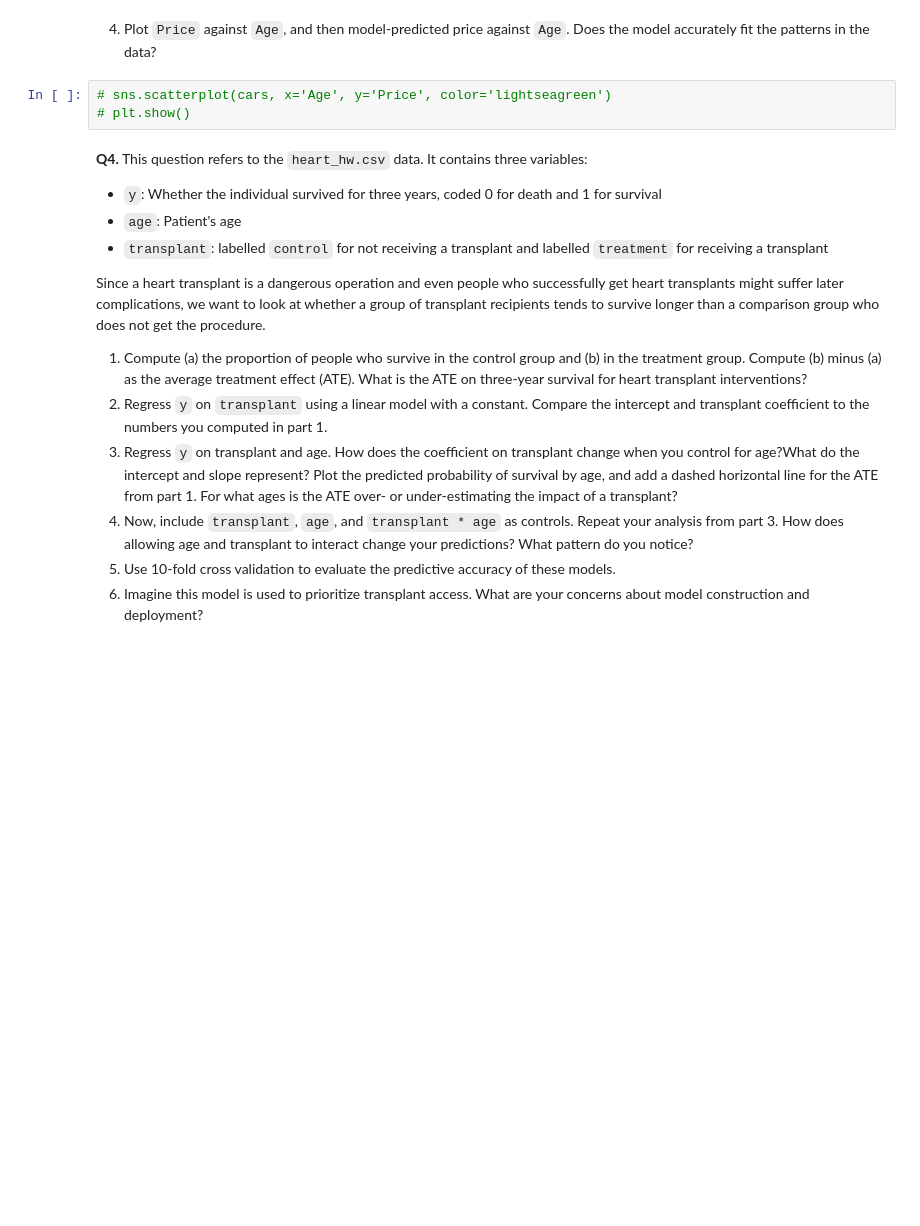
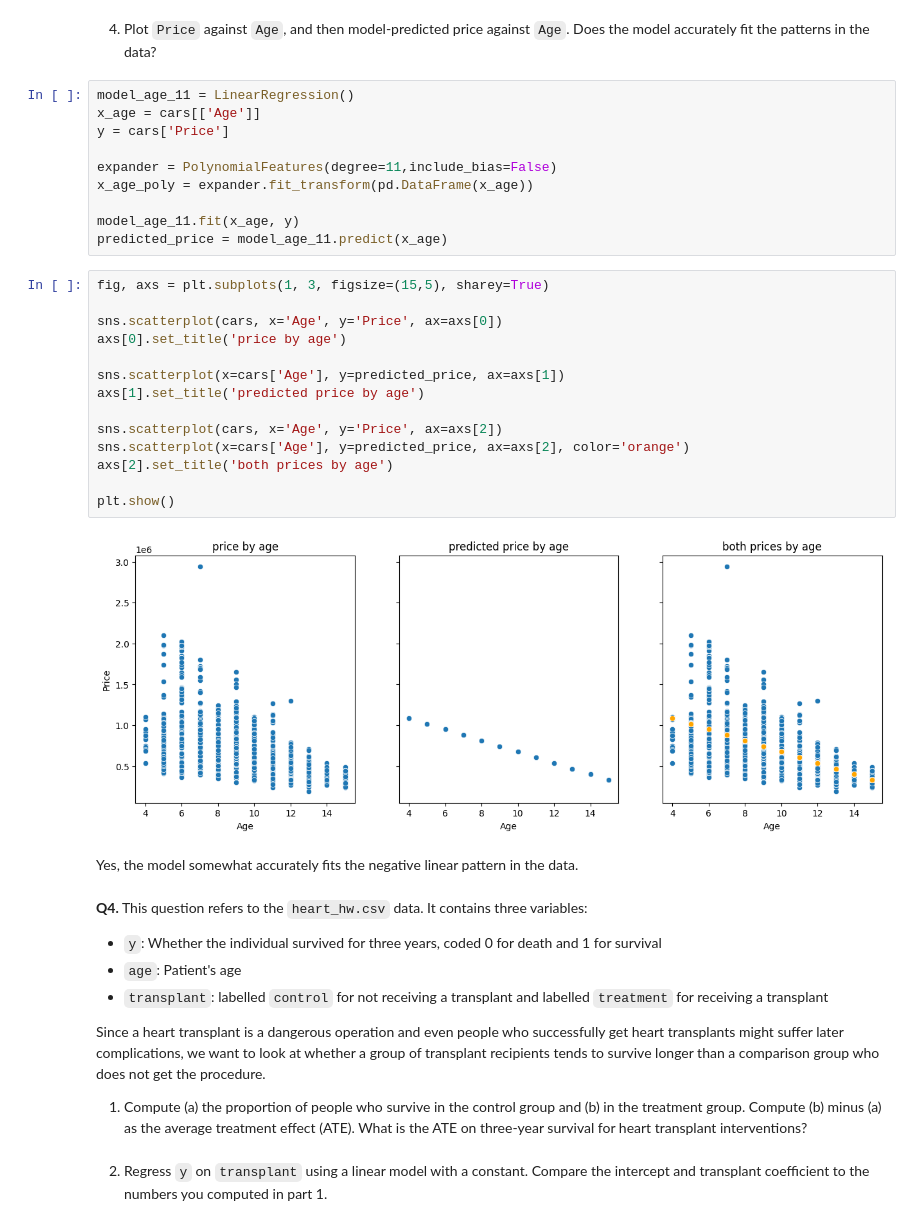
Before and after one commit to syd-nguyen/ds3021-assignments, a Jupyter notebook: assignments/03_assignment_linear_models.ipynb, the cells around one changed output. Saved outputs shown, nothing was run; the diff lists cells and outputs as text; blank space fills up the shorter version.

```diff
--- a/assignments/03_assignment_linear_models.ipynb
+++ b/assignments/03_assignment_linear_models.ipynb
@@ -283,8 +383,33 @@ SUVs are the most expensive car type on average, as shown by them having the hig
 # %% [markdown]
   4. Plot `Price` against `Age`, and then model-predicted price against `Age`. Does the model accurately fit the patterns in the data?
+# %%
+model_age_11 = LinearRegression()
+x_age = cars[['Age']]
+y = cars['Price']
+
+expander = PolynomialFeatures(degree=11,include_bias=False)
+x_age_poly = expander.fit_transform(pd.DataFrame(x_age))
+
+model_age_11.fit(x_age, y)
+predicted_price = model_age_11.predict(x_age)
 # %%
-# sns.scatterplot(cars, x='Age', y='Price', color='lightseagreen')
-# plt.show()
+fig, axs = plt.subplots(1, 3, figsize=(15,5), sharey=True)
+
+sns.scatterplot(cars, x='Age', y='Price', ax=axs[0])
+axs[0].set_title('price by age')
+
+sns.scatterplot(x=cars['Age'], y=predicted_price, ax=axs[1])
+axs[1].set_title('predicted price by age')
+
+sns.scatterplot(cars, x='Age', y='Price', ax=axs[2])
+sns.scatterplot(x=cars['Age'], y=predicted_price, ax=axs[2], color='orange')
+axs[2].set_title('both prices by age')
+
+plt.show()
+# %% [output]
+[figure, added]
+# %% [markdown]
+Yes, the model somewhat accurately fits the negative linear pattern in the data.
 # %% [markdown]
 **Q4.** This question refers to the `heart_hw.csv` data. It contains three variables:
 
@@ -295,8 +420,5 @@ SUVs are the most expensive car type on average, as shown by them having the hig
 Since a heart transplant is a dangerous operation and even people who successfully get heart transplants might suffer later complications, we want to look at whether a group of transplant recipients tends to survive longer than a comparison group who does not get the procedure.
 
 1. Compute (a) the proportion of people who survive in the control group and (b) in the treatment group. Compute (b) minus (a) as the average treatment effect (ATE). What is the ATE on three-year survival for heart transplant interventions?
-2. Regress `y` on `transplant` using a linear model with a constant. Compare the intercept and transplant coefficient to the numbers you computed in part 1.
-3. Regress `y` on transplant and age. How does the coefficient on transplant change when you control for age?What do the intercept and slope represent? Plot the predicted probability of survival by age, and add a dashed horizontal line for the ATE from part 1. For what ages is the ATE over- or under-estimating the impact of a transplant?
-4. Now, include `transplant`, `age`, and `transplant * age` as controls. Repeat your analysis from part 3. How does allowing age and transplant to interact change your predictions? What pattern do you notice?
-5. Use 10-fold cross validation to evaluate the predictive accuracy of these models.
-6. Imagine this model is used to prioritize transplant access. What are your concerns about model construction and deployment?
+# %% [markdown]
+2. Regress `y` on `transplant` using a linear model with a constant. Compare the intercept and transplant coefficient to the numbers you computed in part 1.
```
Also changed, not shown: parts of 15 cells of this notebook.
